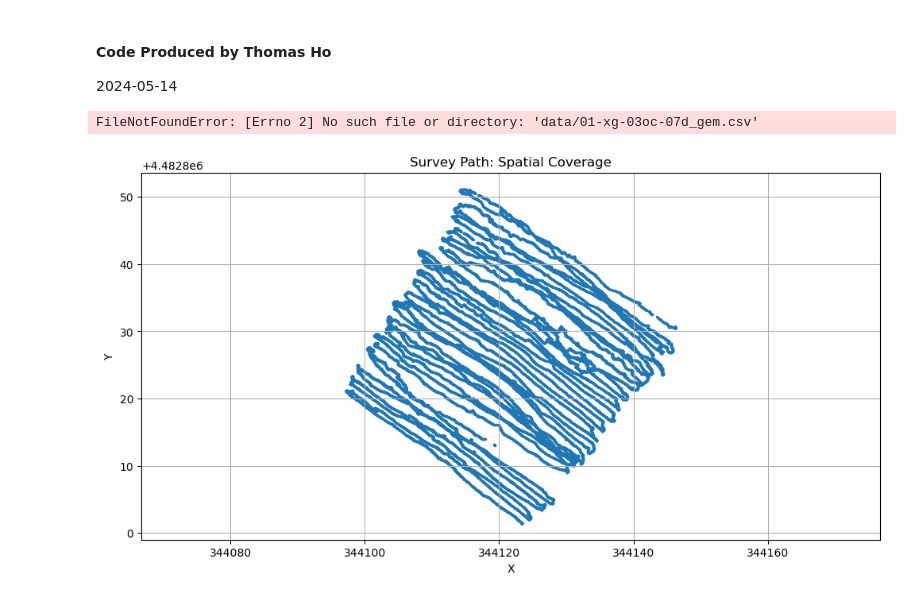
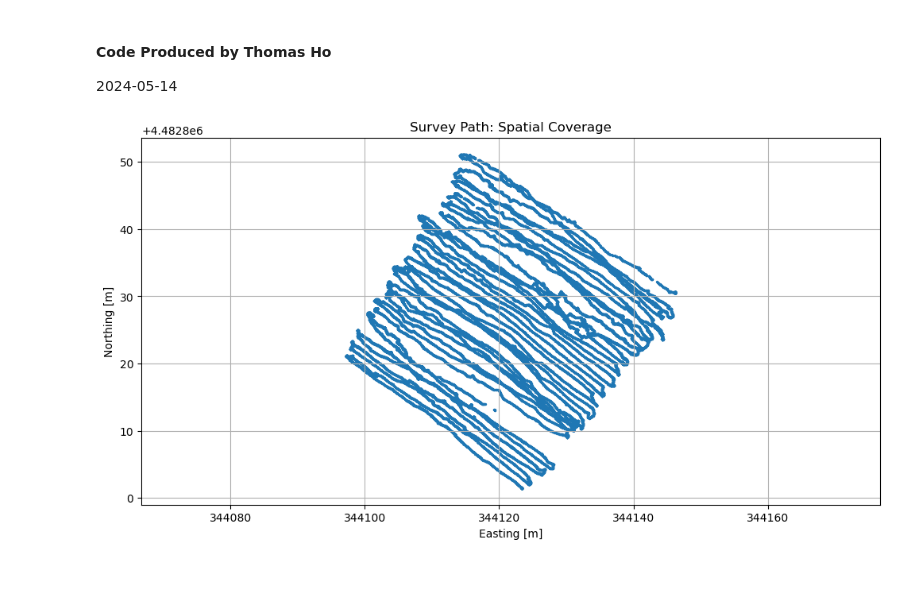
Before and after one commit to NathanSedmak/FDEM_Project_FC_2025, a Jupyter notebook: code/basic-processing.ipynb, the cells around one changed output. Drawn from its saved outputs; the diff is of its cells as text; code cells hidden in the pictures.

```diff
--- a/code/basic-processing.ipynb
+++ b/code/basic-processing.ipynb
@@ -13,25 +13,23 @@ df2 = pd.read_csv('../data/gem_2.csv')
 combined_df = pd.concat([df1, df2], ignore_index=True)
 
 # Extract spatial and signal components
-x = combined_df['X']
-y = combined_df['Y']
+x = combined_df['Easting [m]']
+y = combined_df['Northing [m]']
 frequencies = [450, 1530, 5310, 18330, 63030]
 
 tri = Triangulation(x, y)
-# %% [output]
-FileNotFoundError: [Errno 2] No such file or directory: 'data/01-xg-03oc-07d_gem.csv'
 # %%
 # Spatial Coverage
 plt.figure(figsize=(12, 6))
 plt.scatter(x, y, s=2)
 plt.title("Survey Path: Spatial Coverage")
-plt.xlabel("X")
-plt.ylabel("Y")
+plt.xlabel("Easting [m]")
+plt.ylabel("Northing [m]")
 plt.axis('equal')
 plt.grid(True)
 plt.show()
 # %% [output]
-[figure, old version]
+[figure, new version]
 # %%
 for f in frequencies:
     plt.figure(figsize=(6, 6))
```
Also changed, not shown: parts of 4 cells of this notebook.
